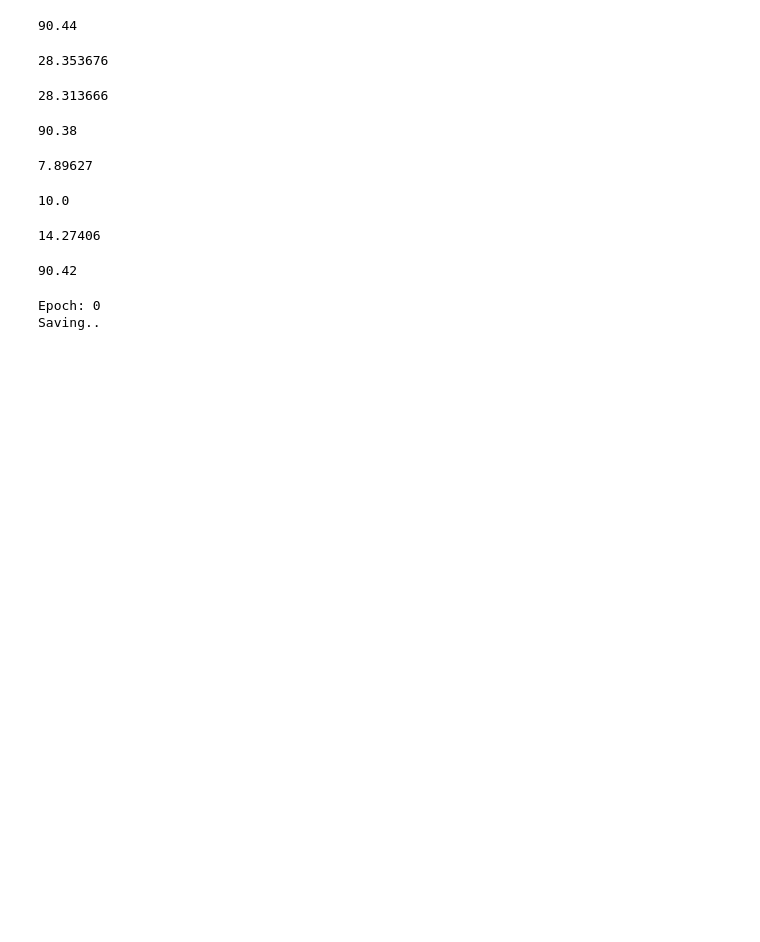
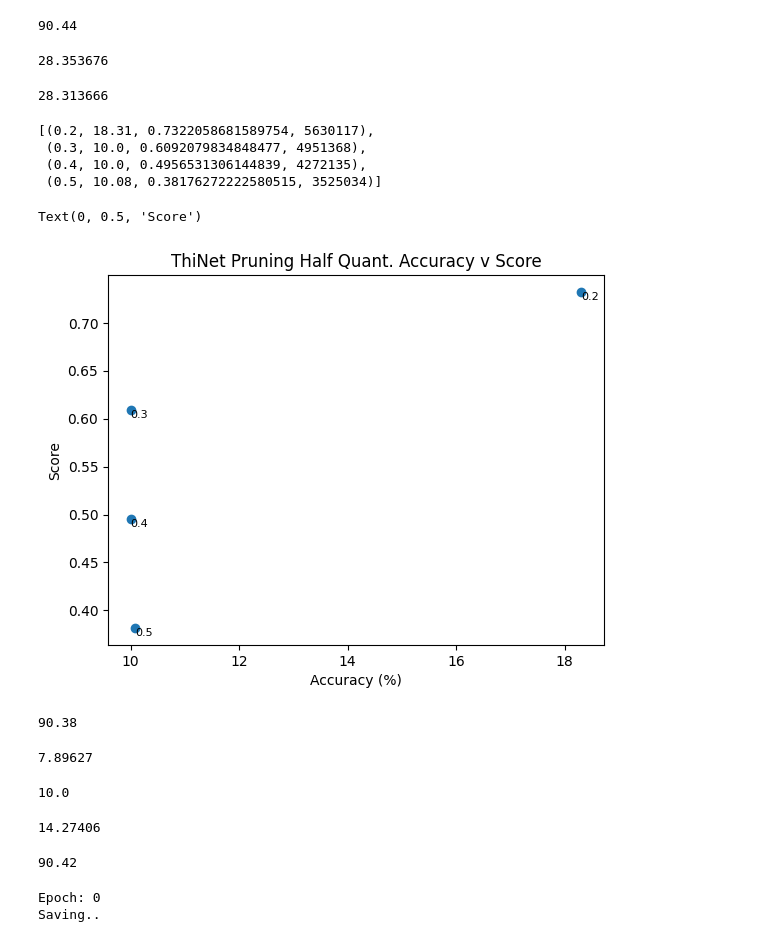
Before and after one commit to richardsbenjamin/EfficientDeepLearning, a Jupyter notebook: Quantisation_501.ipynb, the cells around one changed output. Drawn from its saved outputs; the diff is of its cells as text; code cells hidden in the pictures; blank space fills up the shorter version.

```diff
--- a/Quantisation.ipynb
+++ b/Quantisation_501.ipynb
@@ -81,6 +81,37 @@ dynamic_quantised_size = get_model_size_mb(dynamic_quantised_model)
 dynamic_quantised_size
 # %% [output]
 28.313666
+# %%
+import pickle
+
+with open("thinet_prune_half_quant.pkl", "rb") as f:
+    res = pickle.load(f)
+# %%
+res
+# %% [output]
+[(0.2, 18.31, 0.7322058681589754, 5630117),
+ (0.3, 10.0, 0.6092079834848477, 4951368),
+ (0.4, 10.0, 0.4956531306144839, 4272135),
+ (0.5, 10.08, 0.38176272222580515, 3525034)]
+# %%
+import matplotlib.pyplot as plt
+
+
+x = [r[1] for r in res]
+y = [r[2] for r in res]
+
+plt.scatter(x, y)
+
+for i, (xi, yi) in enumerate(zip(x, y)):
+    plt.text(xi, yi, f"{res[i][0]}", fontsize=8, ha='left', va='top')
+
+
+plt.title("ThiNet Pruning Half Quant. Accuracy v Score")
+plt.xlabel("Accuracy (%)")
+plt.ylabel("Score")
+# %% [output]
+Text(0, 0.5, 'Score')
+[figure, added]
 # %%
 dynamic_quantised_acc, _ = test(
     test_loader,
```
Also changed, not shown: 5 other files.
